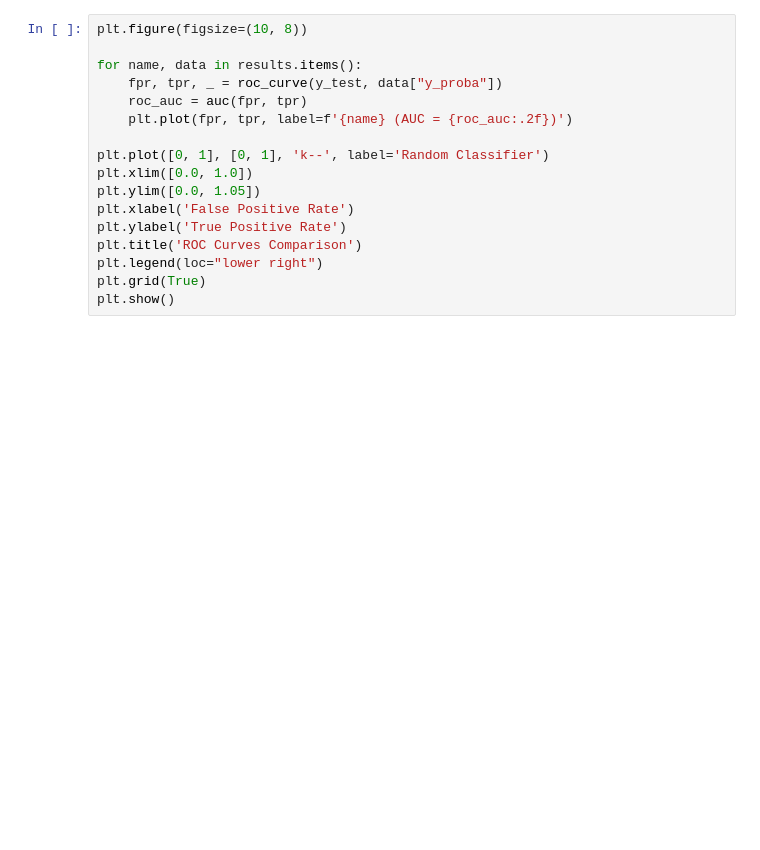
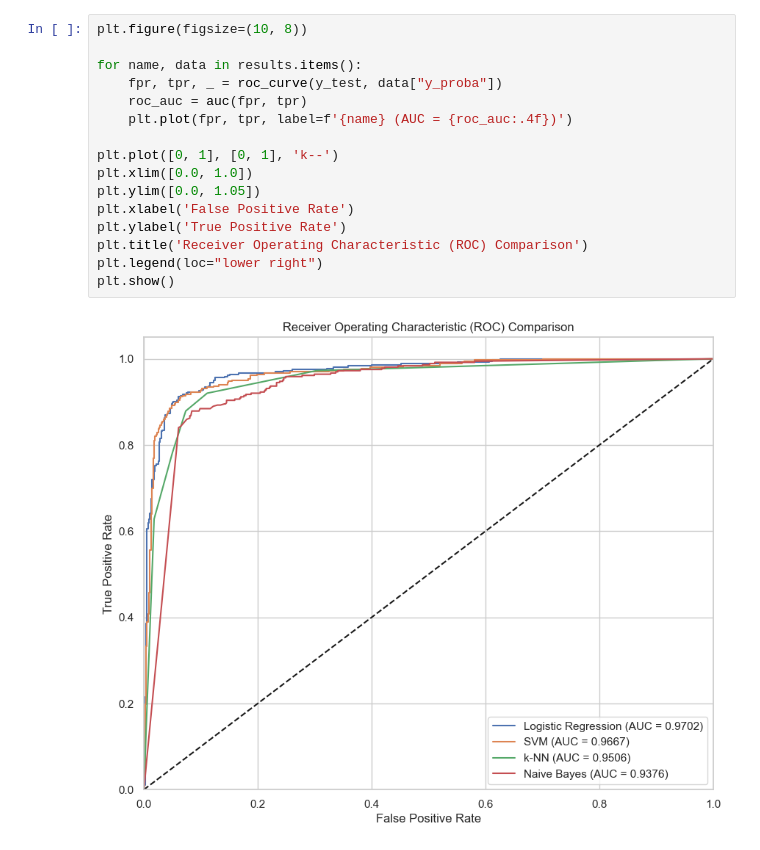
Before and after one commit to swivelit/ai-intern-training, a Jupyter notebook: Shanmuga/Email_Span_Classifier/spam_classifier.ipynb, the cells around one changed output. Saved outputs shown, nothing was run; the diff lists cells and outputs as text; blank space fills up the shorter version.

```diff
--- a/Shanmuga/Email_Span_Classifier/spam_classifier.ipynb
+++ b/Shanmuga/Email_Span_Classifier/spam_classifier.ipynb
@@ -95,17 +140,18 @@ plt.show()
 # %%
 plt.figure(figsize=(10, 8))
 
 for name, data in results.items():
     fpr, tpr, _ = roc_curve(y_test, data["y_proba"])
     roc_auc = auc(fpr, tpr)
-    plt.plot(fpr, tpr, label=f'{name} (AUC = {roc_auc:.2f})')
+    plt.plot(fpr, tpr, label=f'{name} (AUC = {roc_auc:.4f})')
 
-plt.plot([0, 1], [0, 1], 'k--', label='Random Classifier')
+plt.plot([0, 1], [0, 1], 'k--')
 plt.xlim([0.0, 1.0])
 plt.ylim([0.0, 1.05])
 plt.xlabel('False Positive Rate')
 plt.ylabel('True Positive Rate')
-plt.title('ROC Curves Comparison')
+plt.title('Receiver Operating Characteristic (ROC) Comparison')
 plt.legend(loc="lower right")
-plt.grid(True)
 plt.show()
+# %% [output]
+[figure, added]
```
Also changed, not shown: parts of 18 cells of this notebook, 3 other files.
